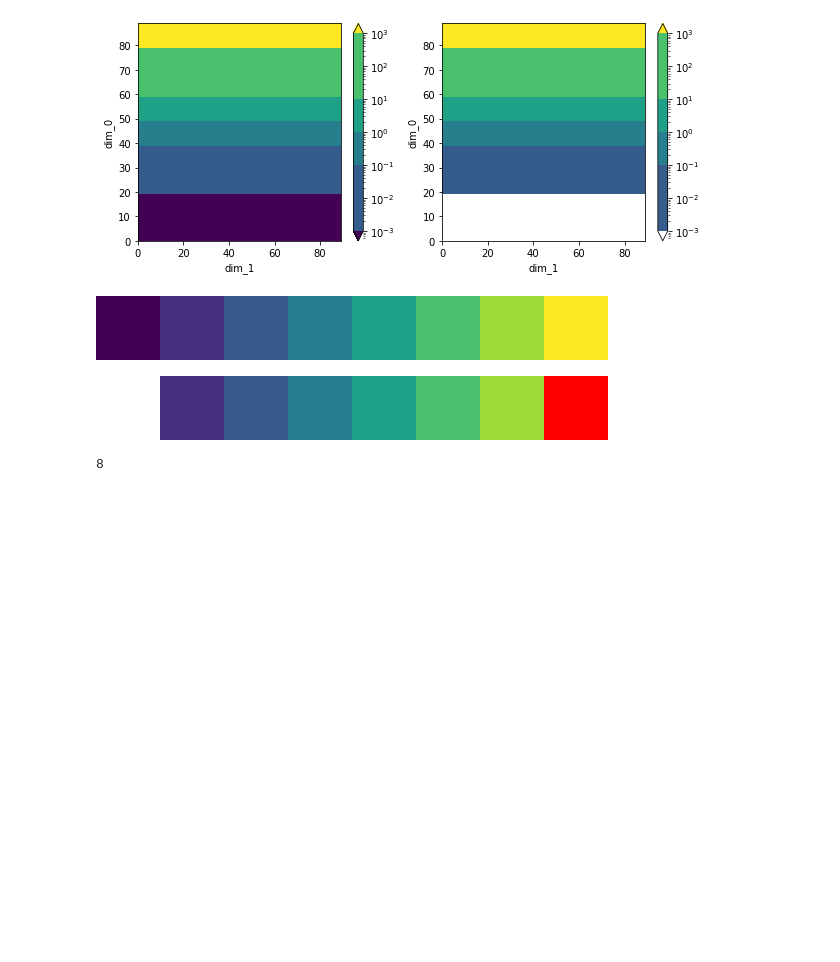
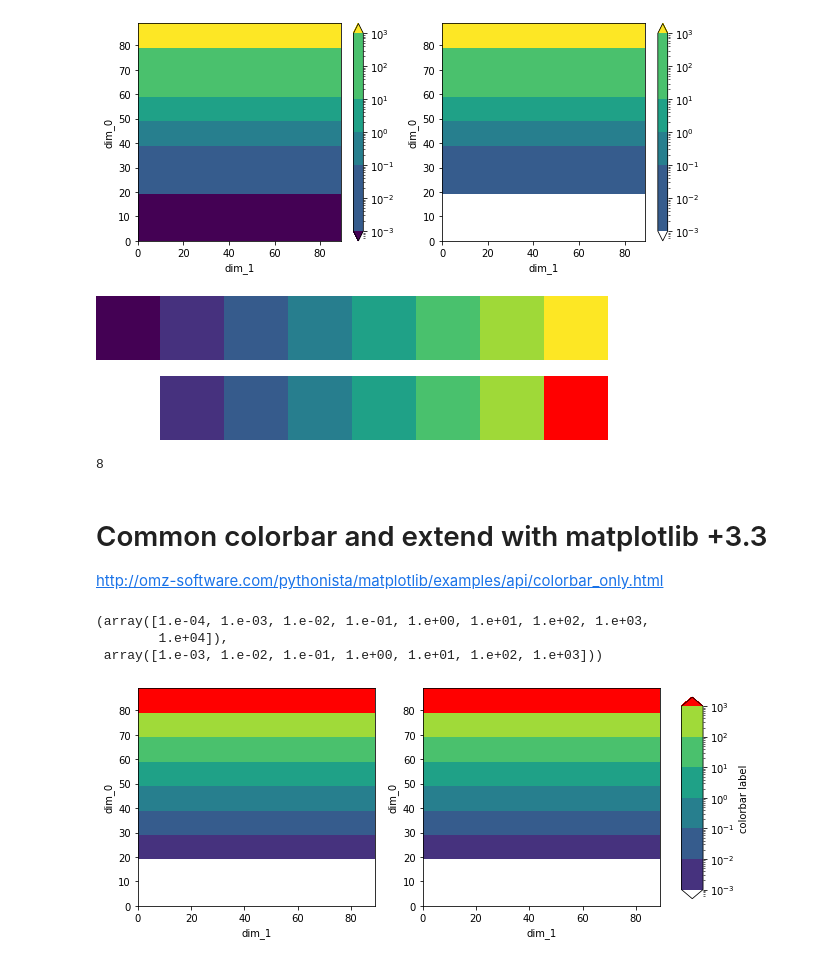
Before and after one commit to rosatrancoso/docker-scipy-notebook, a Jupyter notebook: notebooks/plot_lognorm_colorbar.ipynb, the cells around one changed output. Saved outputs shown, nothing was run; the diff lists cells and outputs as text; code cells hidden in the pictures; blank space fills up the shorter version.

```diff
--- a/notebooks/plot_lognorm_colorbar.ipynb
+++ b/notebooks/plot_lognorm_colorbar.ipynb
@@ -174,3 +174,39 @@ cmap2
 cmap2.N
 # %% [output]
 8
+# %% [markdown]
+# Common colorbar and extend with matplotlib +3.3
+
+http://omz-software.com/pythonista/matplotlib/examples/api/colorbar_only.html
+# %%
+levs1, levs2
+# %% [output]
+(array([1.e-04, 1.e-03, 1.e-02, 1.e-01, 1.e+00, 1.e+01, 1.e+02, 1.e+03,
+        1.e+04]),
+ array([1.e-03, 1.e-02, 1.e-01, 1.e+00, 1.e+01, 1.e+02, 1.e+03]))
+# %%
+# http://omz-software.com/pythonista/matplotlib/examples/api/colorbar_only.html
+
+fig, axs = plt.subplots(1,2, figsize=(10,4))
+da.plot.contourf(ax=axs[0], levels=levs2, cmap=cmap2, norm=matplotlib.colors.LogNorm(vmin=levs2[0], vmax=levs2[-1]), add_colorbar=False)
+da.plot.contourf(ax=axs[1], levels=levs2, cmap=cmap2, norm=matplotlib.colors.LogNorm(vmin=levs2[0], vmax=levs2[-1]), add_colorbar=False)
+
+fig.subplots_adjust(right=0.85)
+cbar_ax = fig.add_axes([0.88, 0.15, 0.03, 0.7])
+# Doesn't do the extend (deprecated matplotlib +3.3)
+# cb = fig.colorbar(p1, cax=cbar_ax, extend='both')
+
+cb = matplotlib.colorbar.ColorbarBase(ax=cbar_ax,
+    cmap=cmap2,
+    norm=matplotlib.colors.LogNorm(vmin=levs1[0], vmax=levs1[-1]),
+    # to use 'extend', you must
+    # specify two extra boundaries:
+    boundaries=levs1, #[0]+bounds+[13],
+    extend='both',
+#     ticks=levs2, # optional
+    spacing='proportional',
+)
+
+cb.set_label('colorbar label')
+# %% [output]
+[figure, added]
```
